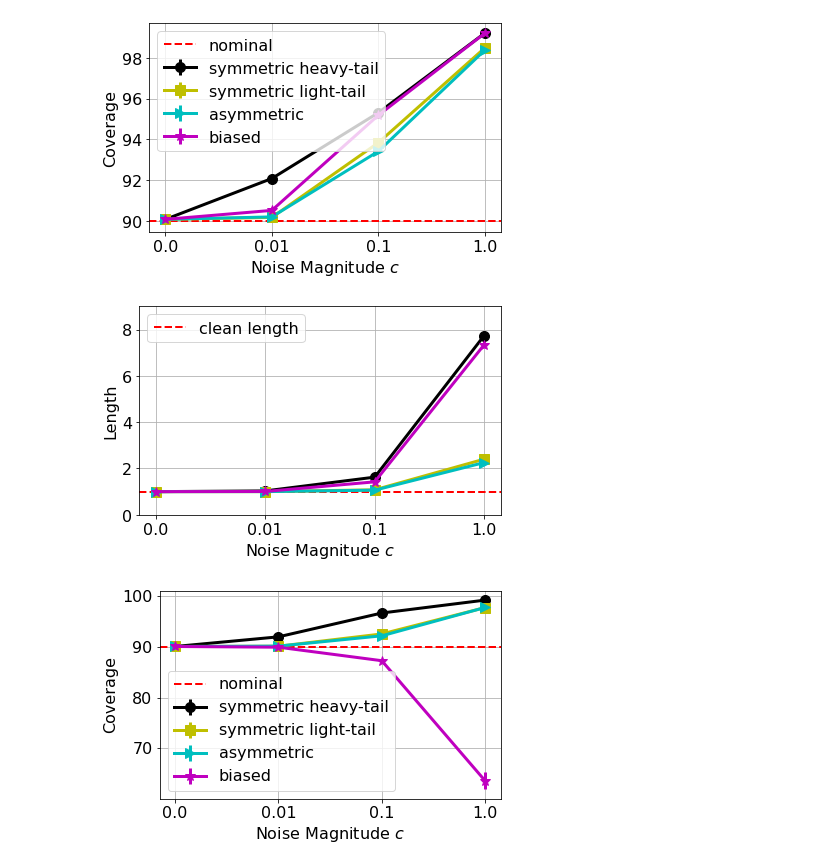
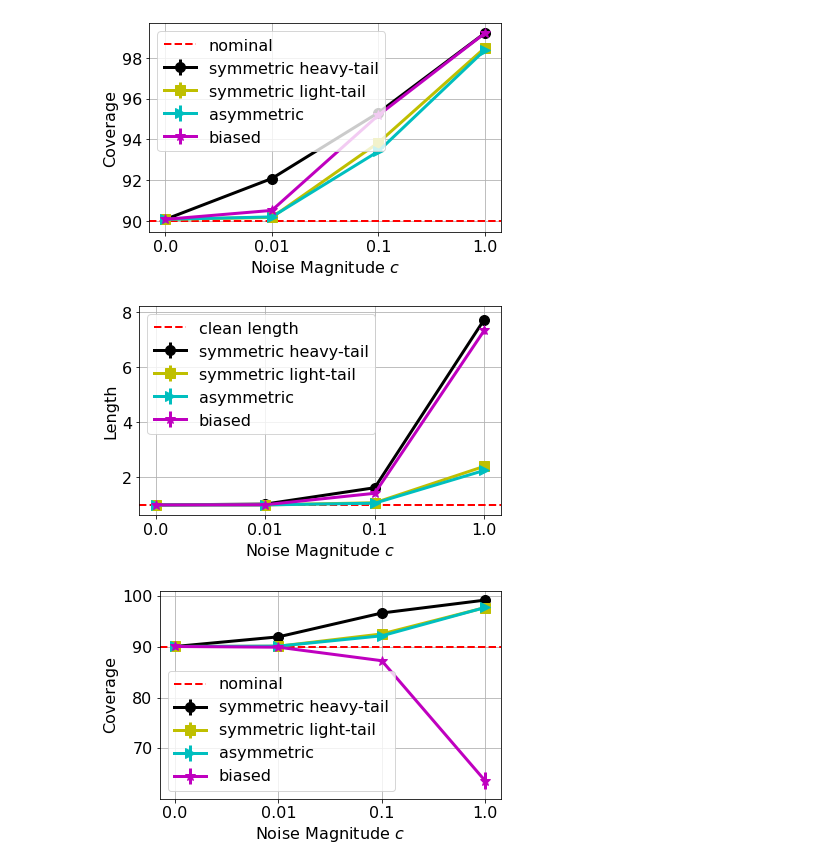
Before and after one commit to bat-sheva/Conformal-Label-Noise, a Jupyter notebook: synthetic_reg/show_results_synthetic_reg.ipynb, the cells around one changed output. Cells and saved outputs as stored; diff of their text form; code cells hidden in the pictures.

```diff
--- a/synthetic_reg/show_results_synthetic_reg.ipynb
+++ b/synthetic_reg/show_results_synthetic_reg.ipynb
@@ -42,3 +42,23 @@ final_results
+# %%
+final_results_t = final_results[(final_results['Noise type train']=='clean')&(final_results['Noise type calib']=='t')]
+final_results_t_mean = final_results_t.groupby('sigma').mean()
+final_results_t_std = final_results_t.groupby('sigma').std()/np.sqrt(n)
+
+final_results_gaussian = final_results[(final_results['Noise type train']=='clean')&(final_results['Noise type calib']=='gaussian')]
+final_results_gaussian_mean = final_results_gaussian.groupby('sigma').mean()
+final_results_gaussian_std = final_results_gaussian.groupby('sigma').std()/np.sqrt(n)
+
+final_results_gumbel = final_results[(final_results['Noise type train']=='clean')&(final_results['Noise type calib']=='gumbel')]
+final_results_gumbel_mean = final_results_gumbel.groupby('sigma').mean()
+final_results_gumbel_std = final_results_gumbel.groupby('sigma').std()/np.sqrt(n)
+
+final_results_positive = final_results[(final_results['Noise type train']=='clean')&(final_results['Noise type calib']=='positive')]
+final_results_positive_mean = final_results_positive.groupby('sigma').mean()
+final_results_positive_std = final_results_positive.groupby('sigma').std()/np.sqrt(n)
+
+final_results_clean = final_results[(final_results['Noise type train']=='clean')&(final_results['Noise type calib']=='clean')]
+final_results_clean_mean = final_results_clean.groupby('sigma').mean()
+final_results_clean_std = final_results_clean.groupby('sigma').std()/np.sqrt(n)
 # %%
 fig = plt.figure(figsize=([6,4]))
 values = range(len(sigma_arr))
@@ -61,19 +80,19 @@ plt.show()
 # %%
 fig = plt.figure(figsize=([6,4]))
 values = range(len(sigma_arr))
-plt.errorbar(values, final_results_mean['length t']/final_results_mean['length'], yerr=final_results_std['length t'], color='k', linewidth=3, marker='o', markersize=10)
-plt.errorbar(values, final_results_mean['length gaussian']/final_results_mean['length'], yerr=final_results_std['length gaussian'], color='y', linewidth=3, marker='s', markersize=10)
-plt.errorbar(values, final_results_mean['length gumbel']/final_results_mean['length'], yerr=final_results_std['length gumbel'], color='c', linewidth=3, marker='>', markersize=10)
-plt.errorbar(values, final_results_mean['length positive']/final_results_mean['length'], yerr=final_results_std['length positive'], color='m', linewidth=3, marker='*', markersize=10)
+plt.errorbar(values, final_results_t_mean['length']/final_results_clean_mean['length'], yerr=final_results_t_std['length'], color='k', label='symmetric heavy-tail', linewidth=3, marker='o', markersize=10)
+plt.errorbar(values, final_results_gaussian_mean['length']/final_results_clean_mean['length'], yerr=final_results_gaussian_std['length'], color='y', label='symmetric light-tail', linewidth=3, marker='s', markersize=10)
+plt.errorbar(values, final_results_gumbel_mean['length']/final_results_clean_mean['length'], yerr=final_results_gumbel_std['length'], color='c', label='asymmetric', linewidth=3, marker='>', markersize=10)
+plt.errorbar(values, final_results_positive_mean['length']/final_results_clean_mean['length'], yerr=final_results_positive_std['length'], color='m', label='biased', linewidth=3, marker='*', markersize=10)
 plt.xticks(values, sigma_arr)
 plt.axhline(y=1, label='clean length', color='r', linestyle='--', linewidth=2)
 plt.xlabel(r'Noise Magnitude $c$')
 plt.ylabel('Length')
 plt.legend()
 plt.grid()
-plt.ylim([0,9])
+# plt.ylim([0,9])
 fig.tight_layout()
-plt.savefig('length_clean_train.pdf')
+# plt.savefig('length_clean_train.pdf')
 plt.show()
 # %% [output]
-[figure, old version]
+[figure, new version]
```
Also changed, not shown: parts of 19 cells of this notebook, 3 other files.
